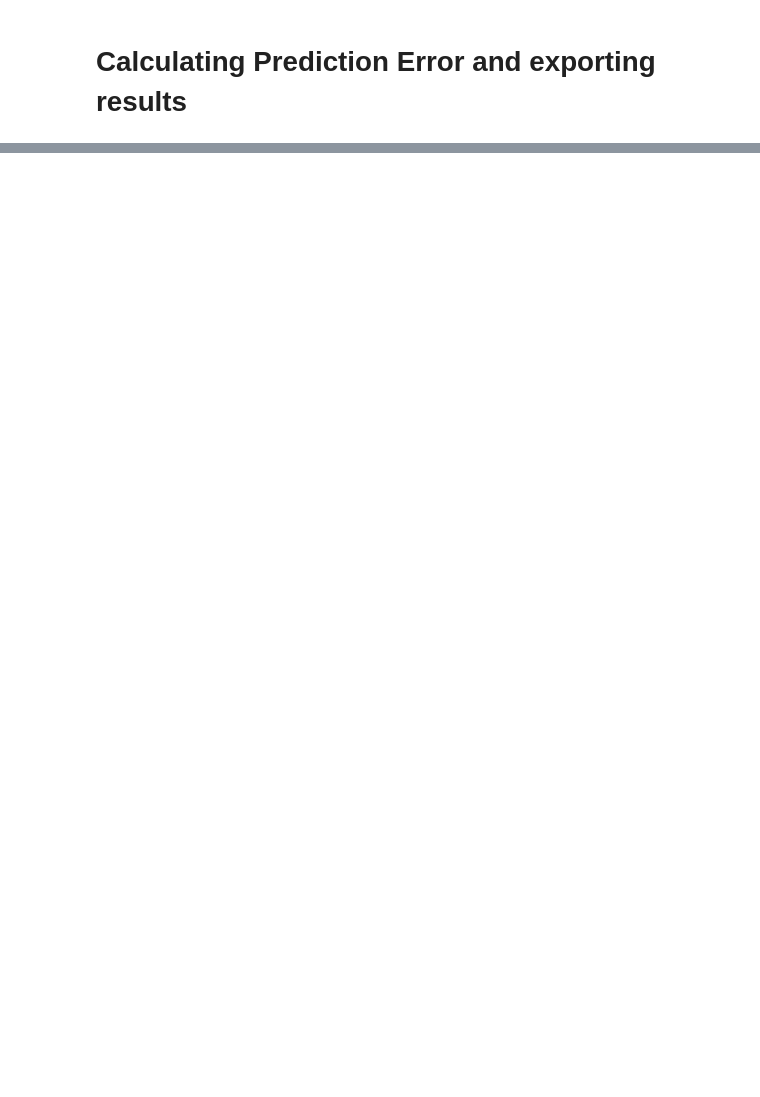
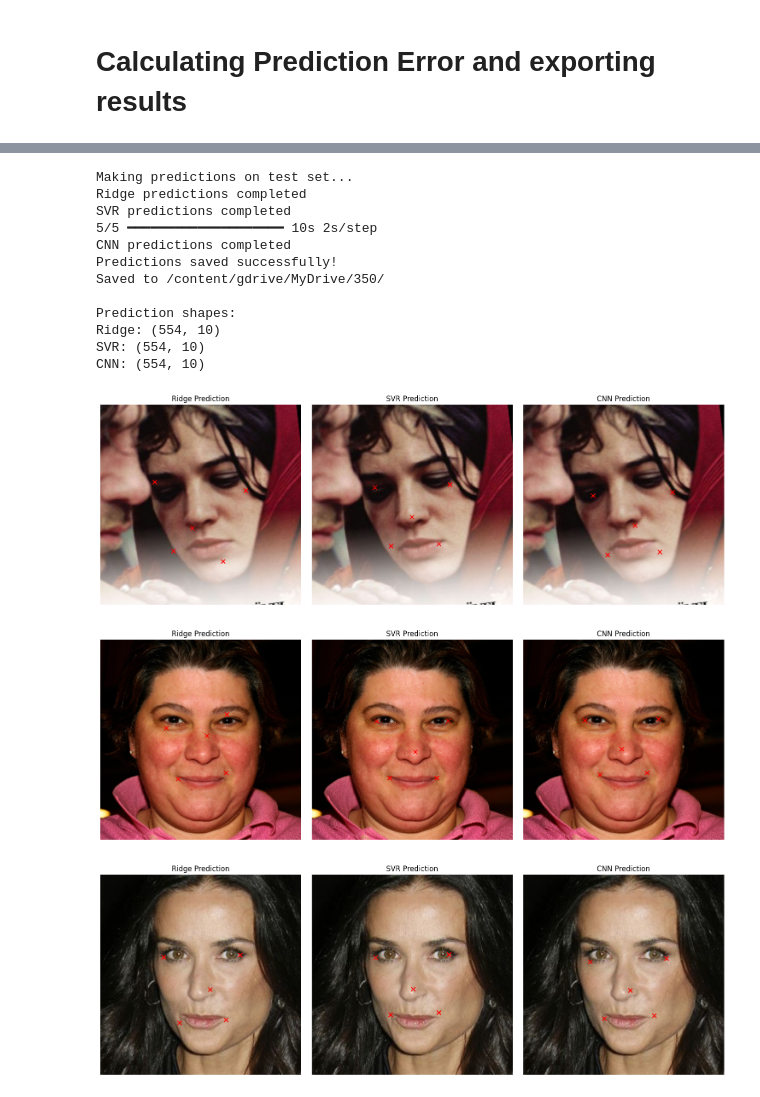
Before and after one commit to serendipity343/Machine-learning, a Jupyter notebook: task2.ipynb, the cells around one changed output, grey strips where cells are left out. Drawn from its saved outputs; the diff is of its cells as text; code cells hidden in the pictures; blank space fills up the shorter version.

```diff
--- a/task2.ipynb
+++ b/task2.ipynb
@@ -185,0 +426,80 @@ save_as_csv(y_test_pred, location='/content/gdrive/MyDrive/350')
+# %%
+# For traditional models (Ridge/SVR)
+X_test = np.array([extract_sift_features(img) for img in test_images])
+
+# For CNN
+test_images_cnn = test_images.astype('float32') / 255.0  # Normalize like training data
+
+# 2. Make Predictions on Test Set
+print("\nMaking predictions on test set...")
+
+# Ridge Regression
+ridge_test_pred = ridge_model.predict(X_test)
+print("Ridge predictions completed")
+
+# SVR (remember to scale using the same scaler)
+X_test_scaled = scaler.transform(X_test)  # Use the scaler from your training
+svr_test_pred = svr_model.predict(X_test_scaled)
+print("SVR predictions completed")
+
+# CNN
+test_ds = tf.data.Dataset.from_tensor_slices(test_images_cnn)
+test_ds = test_ds.batch(128).prefetch(tf.data.AUTOTUNE)
+cnn_test_pred = cnn_model.predict(test_ds)
+print("CNN predictions completed")
+
+# 3. Save as CSV for easy inspection
+np.savetxt('/content/gdrive/MyDrive/350/ridge_test_pred.csv', ridge_test_pred, delimiter=',')
+np.savetxt('/content/gdrive/MyDrive/350/svr_test_pred.csv', svr_test_pred, delimiter=',')
+np.savetxt('/content/gdrive/MyDrive/350/cnn_test_pred.csv', cnn_test_pred, delimiter=',')
+
+print("Predictions saved successfully!")
+print(f"Saved to /content/gdrive/MyDrive/350/")
+
+# 4. Quick Verification
+print("\nPrediction shapes:")
+print(f"Ridge: {ridge_test_pred.shape}")
+print(f"SVR: {svr_test_pred.shape}")
+print(f"CNN: {cnn_test_pred.shape}")
+
+# 5. Visualize Sample Predictions
+def visualize_test_sample(idx):
+    """Visualize predictions from all models for one test sample"""
+    fig, axes = plt.subplots(1, 3, figsize=(15, 5))
+
+    # Get predictions for this sample
+    ridge_pts = ridge_test_pred[idx].reshape(-1, 2)
+    svr_pts = svr_test_pred[idx].reshape(-1, 2)
+    cnn_pts = cnn_test_pred[idx].reshape(-1, 2)
+
+    # Plot each model's prediction
+    for ax, pts, title in zip(axes,
+                             [ridge_pts, svr_pts, cnn_pts],
+                             ['Ridge', 'SVR', 'CNN']):
+        ax.imshow(test_images[idx])
+        ax.scatter(pts[:,0], pts[:,1], c='red', marker='x', s=50)
+        ax.set_title(f"{title} Prediction")
+        ax.axis('off')
+
+    plt.tight_layout()
+    plt.show()
+
+# Visualize first 3 test samples
+for i in range(3):
+    visualize_test_sample(i)
+# %% [output]
+Making predictions on test set...
+Ridge predictions completed
+SVR predictions completed
+5/5 ━━━━━━━━━━━━━━━━━━━━ 10s 2s/step
+CNN predictions completed
+Predictions saved successfully!
+Saved to /content/gdrive/MyDrive/350/
+
+Prediction shapes:
+Ridge: (554, 10)
+SVR: (554, 10)
+CNN: (554, 10)
+[figure, added]
+[figure, added]
+[figure, added]
```
Also changed, not shown: parts of 30 cells of this notebook.
